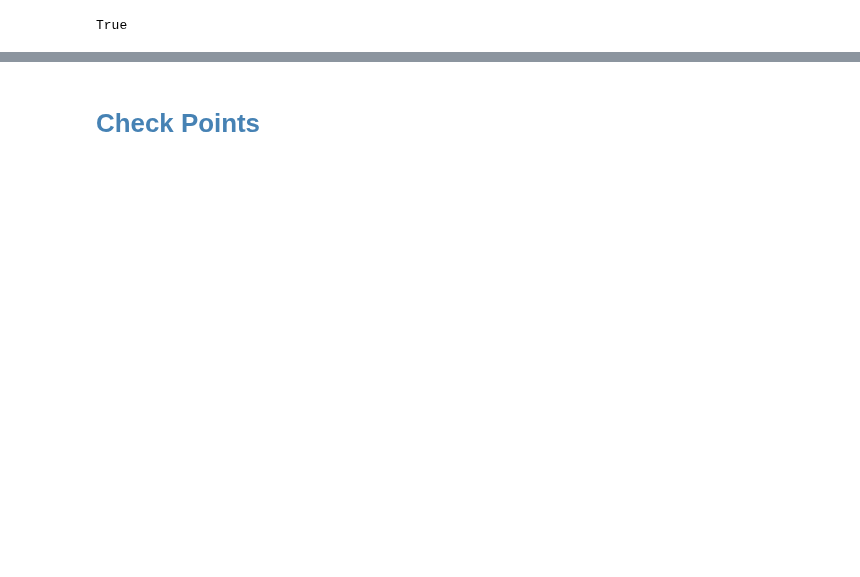
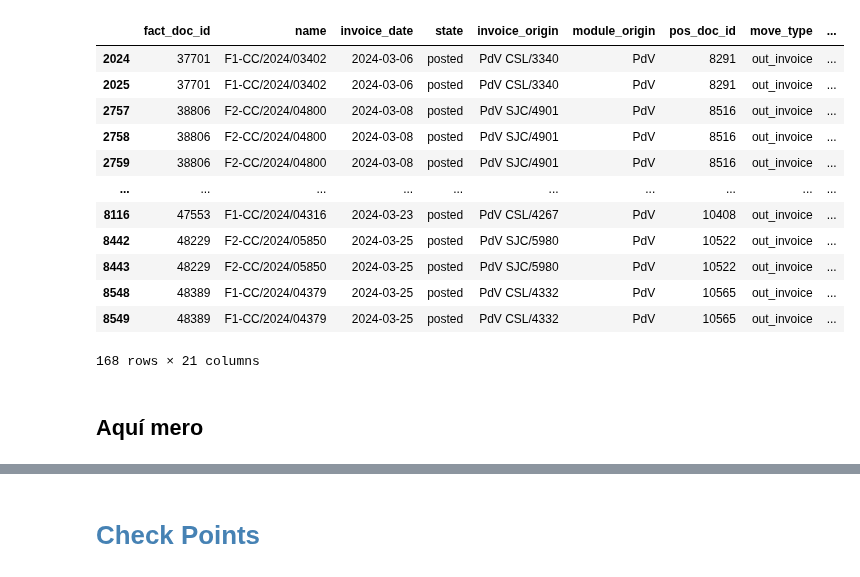
Before and after one commit to ecostichp/odoo_comisiones, a Jupyter notebook: algoritmo/beta_algoritmo_func.ipynb, the cells around one changed output, grey strips where cells are left out. Drawn from its saved outputs; the diff is of its cells as text; code cells hidden in the pictures; blank space fills up the shorter version.

```diff
--- a/algoritmo/beta_algoritmo_func.ipynb
+++ b/algoritmo/beta_algoritmo_func.ipynb
@@ -346,0 +354,5 @@ def pos_sale_df_func(pos_line_df: pd.DataFrame, sale_doc_df: pd.DataFrame) -> li
+# %%
+complete_df = fact_df.merge(pos_doc_equal_ids_df, how='left', on='pos_doc_id')
+complete_df.loc[complete_df['module_origin'] != 'PdV', 'salesperson_id'] = complete_df.loc[complete_df['module_origin'] != 'PdV', 'invoice_user_id']
+for id in pos_doc_different_ids_df['pos_line_id']:
+    print(id)
@@ -347,3 +377,21 @@ def pos_sale_df_func(pos_line_df: pd.DataFrame, sale_doc_df: pd.DataFrame) -> li
+# %%
+complete_df.loc[complete_df['salesperson_id'].isna()]
+# %% [output]
+|  | fact_doc_id | name | invoice_date | state | invoice_origin | module_origin | pos_doc_id | move_type | ... |
+| 2024 | 37701 | F1-CC/2024/03402 | 2024-03-06 | posted | PdV CSL/3340 | PdV | 8291 | out_invoice | ... |
+| 2025 | 37701 | F1-CC/2024/03402 | 2024-03-06 | posted | PdV CSL/3340 | PdV | 8291 | out_invoice | ... |
+| 2757 | 38806 | F2-CC/2024/04800 | 2024-03-08 | posted | PdV SJC/4901 | PdV | 8516 | out_invoice | ... |
+| 2758 | 38806 | F2-CC/2024/04800 | 2024-03-08 | posted | PdV SJC/4901 | PdV | 8516 | out_invoice | ... |
+| 2759 | 38806 | F2-CC/2024/04800 | 2024-03-08 | posted | PdV SJC/4901 | PdV | 8516 | out_invoice | ... |
+| ... | ... | ... | ... | ... | ... | ... | ... | ... | ... |
+| 8116 | 47553 | F1-CC/2024/04316 | 2024-03-23 | posted | PdV CSL/4267 | PdV | 10408 | out_invoice | ... |
+| 8442 | 48229 | F2-CC/2024/05850 | 2024-03-25 | posted | PdV SJC/5980 | PdV | 10522 | out_invoice | ... |
+| 8443 | 48229 | F2-CC/2024/05850 | 2024-03-25 | posted | PdV SJC/5980 | PdV | 10522 | out_invoice | ... |
+| 8548 | 48389 | F1-CC/2024/04379 | 2024-03-25 | posted | PdV CSL/4332 | PdV | 10565 | out_invoice | ... |
+| 8549 | 48389 | F1-CC/2024/04379 | 2024-03-25 | posted | PdV CSL/4332 | PdV | 10565 | out_invoice | ... |
+168 rows × 21 columns
+# %% [markdown]
+## Aquí mero
 # %%
 api_params = api_params_func()
 search_fact = search_fact_func(3)
@@ -360,4 +409,0 @@ pos_sale_df, pos_doc_id_equal_df, pos_doc_id_diferent_serie = pos_sale_df_func(p
-# %%
-Check_all_salesperson_info_complete = pos_sale_df[pos_sale_df['salesperson_id'].isna()].empty
-# %% [output]
-True
```
Also changed, not shown: parts of 10 cells of this notebook, 3 other files.
